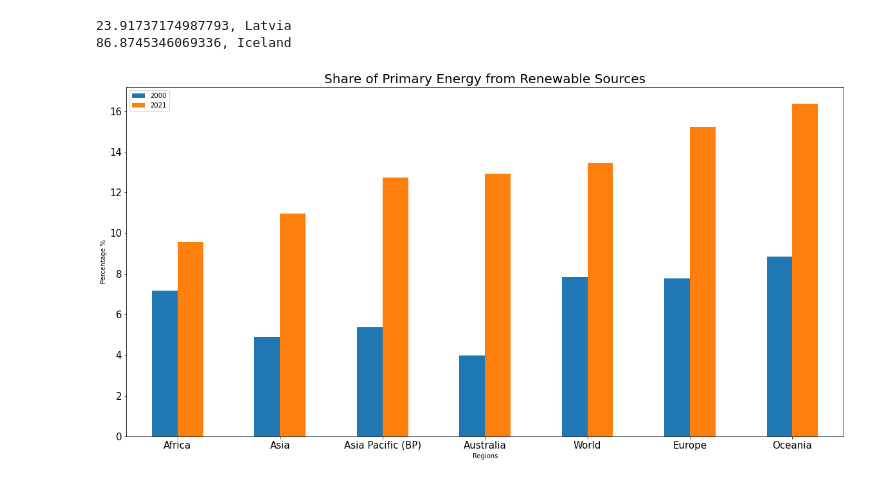
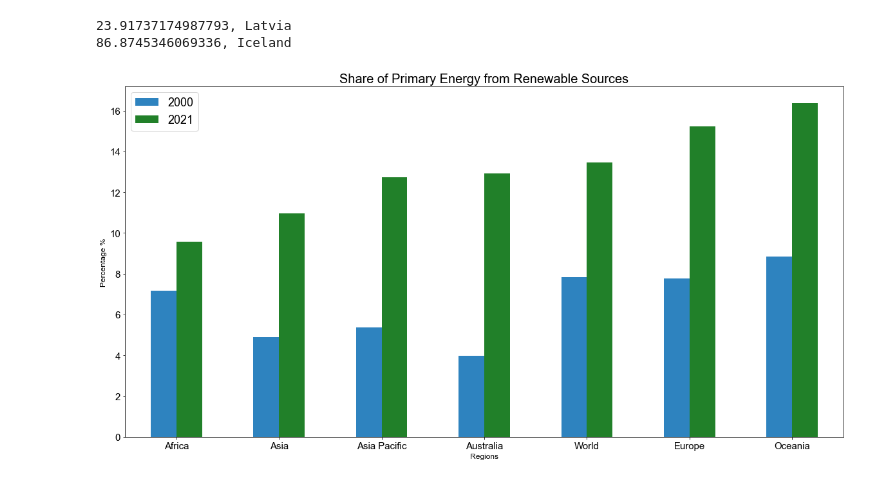
Before and after one commit to aaroln/ev, a Jupyter notebook: presentation.ipynb, the cells around one changed output. Drawn from its saved outputs; the diff is of its cells as text; code cells hidden in the pictures.

```diff
--- a/presentation.ipynb
+++ b/presentation.ipynb
@@ -13,6 +13,8 @@ import plotly.express as px
 Styles
 # %%
 pd.options.mode.chained_assignment = None
+# %%
+plt.rcParams.update({'font.family':'Arial'})
 # %%
 plt.rc('xtick', labelsize=15)
 plt.rc('ytick', labelsize=15)
@@ -174,11 +177,11 @@ world_share = world_geo
 
 world_share = world_share.sort_values('name')
 
-world_share = world_share.rename(columns = {'sales': 'percentage'})
+world_share = world_share.rename(columns = {'sales': 'percentage %'})
 # %%
 total_sales = []
 
-for i in world_share.percentage:
+for i in world_share['percentage %']:
     if i > 0:
         total_sales.append(i)
 # %%
@@ -364,19 +298,20 @@ print(f"{highest}, {ent[-1]}")
 23.91737174987793, Latvia
 86.8745346069336, Iceland
 # %%
-index = ['Africa', 'Asia', 'Asia Pacific (BP)', 'Australia', 'World', 'Europe', 'Oceania']
+index = ['Africa', 'Asia', 'Asia Pacific', 'Australia', 'World', 'Europe', 'Oceania']
 
 comp_00_21 = pd.DataFrame({'2000': to_2000,
                    '2021': to_2021}, index=index)
 
-ax = comp_00_21.plot.bar(rot=0)
+ax = comp_00_21.plot.bar(rot=0, color={'2000': '#2e83bf', '2021': '#218029'})
 
 plt.title('Share of Primary Energy from Renewable Sources', fontsize=20)
 
+plt.legend(prop={'size':18})
 
-plt.xlabel('Regions', )
-plt.ylabel('Percentage %')
+plt.xlabel('Regions', fontsize=12)
+plt.ylabel('Percentage %', fontsize=12)
 
 plt.show()
 # %% [output]
-[figure, old version]
+[figure, new version]
```
Also changed, not shown: parts of 11 cells of this notebook.
